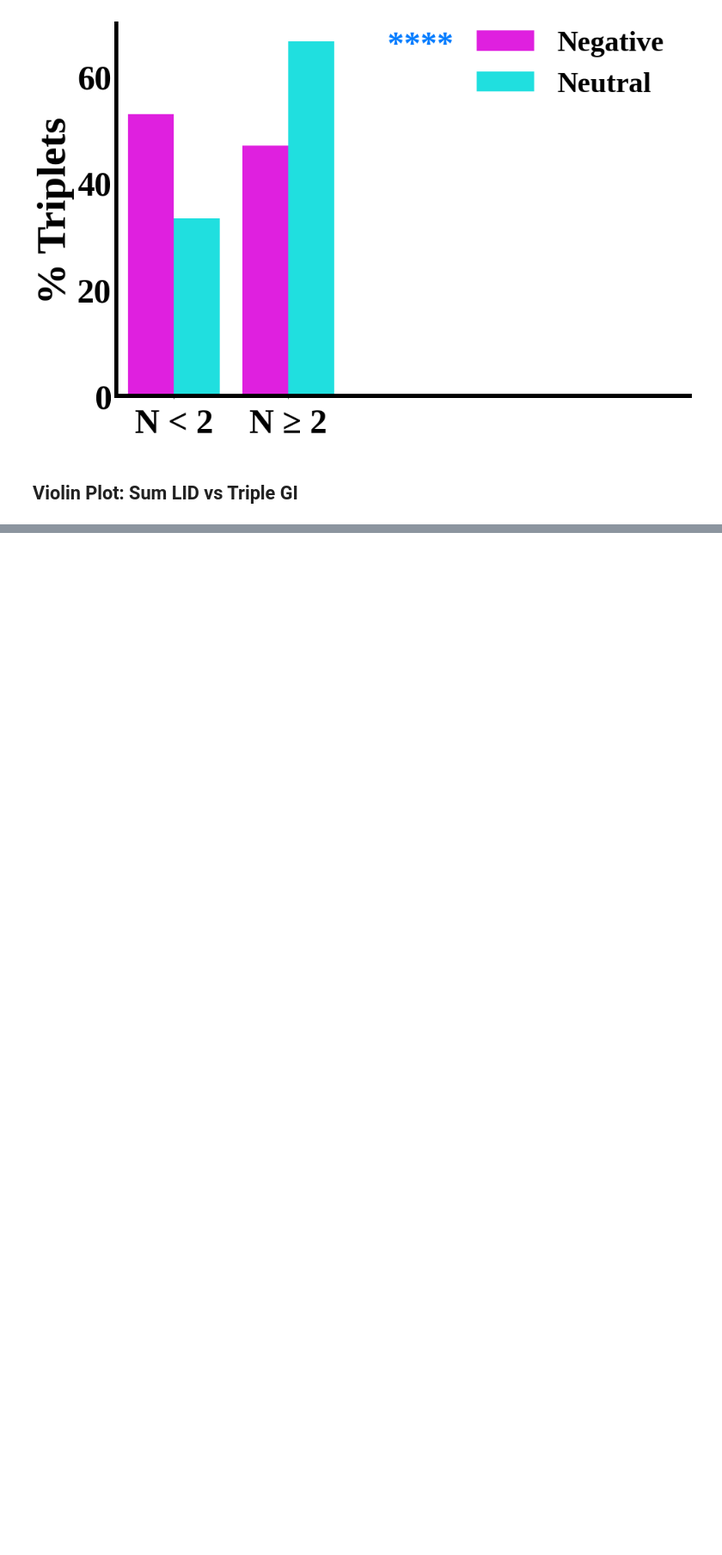
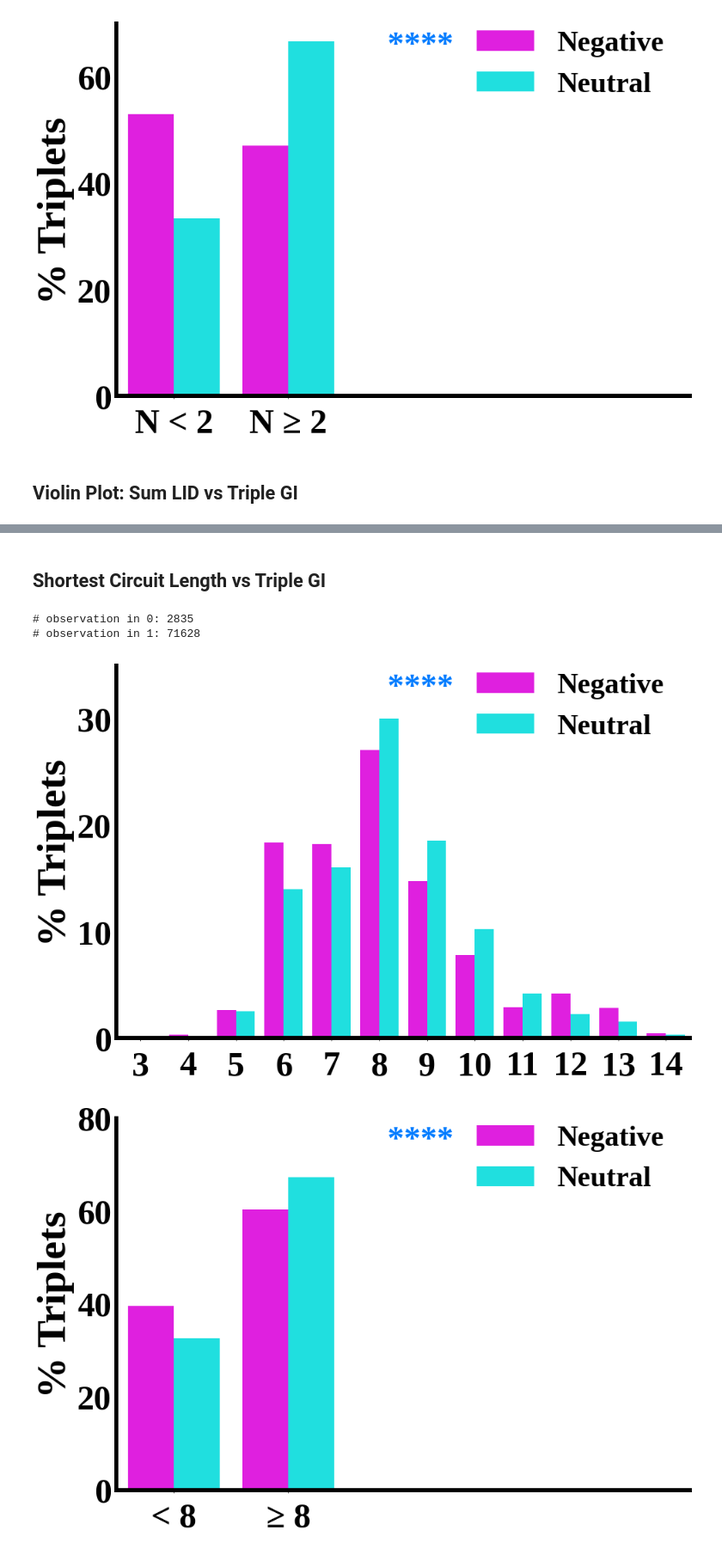
Before and after one commit to KISRDevelopment/cell_viability_paper, a Jupyter notebook: figures.ipynb, the cells around one changed output, grey strips where cells are left out. Shown at 86% size. Cells and saved outputs as stored; diff of their text form; code cells hidden in the pictures; blank space fills up the shorter version.

```diff
--- a/figures.ipynb
+++ b/figures.ipynb
@@ -977,0 +896,76 @@ SMF_BIN_LABELS = np.array(['L', 'R', 'N'])
+# %% [markdown]
+## Shortest Circuit Length vs Triple GI
+# %%
+def compute_scl_freqs(task_path):
+
+    df = pd.read_feather(task_path)
+
+    scl = df['abc-pairwise-spl']
+
+    max_scl = int(np.max(scl))
+
+    Ms = np.zeros((2, max_scl+1))
+
+    for bin in range(2):
+        ix = df['bin'] == bin
+        print("# observation in %d: %d" % (bin, np.sum(ix)))
+
+        cnts = np.bincount(scl[ix])
+        Ms[bin, :cnts.shape[0]] = cnts
+
+    return Ms
+
+def create_detailed_scl_df(scl_freqs, gi_labels=['Negative', 'Neutral']):
+    rows = []
+    for bin in [0, 1]:
+        M = scl_freqs[bin]
+
+        vals = []
+        labels = []
+        for i, val in enumerate(M):
+            rows.append({
+                "x" : "%d" % i,
+                "hue" : gi_labels[bin],
+                "y" : val * 100 / np.sum(M),
+                "raw_y" : val
+            })
+
+    r = pd.DataFrame(rows)
+
+    return r
+
+def create_summary_scl_df(scl_freqs, thres, gi_labels=['Negative', 'Neutral']):
+    rows = []
+    for bin in [0, 1]:
+        M = scl_freqs[bin]
+
+        rows.append({
+            "x" : "< %d" % thres,
+            "hue" : gi_labels[bin],
+            "y" : np.sum(M[:thres]) * 100 / np.sum(M),
+            "raw_y" : np.sum(M[:thres])
+        })
+
+        rows.append({
+            "x" : "≥ %d" % thres,
+            "hue" : gi_labels[bin],
+            "y" : np.sum(M[thres:]) * 100 / np.sum(M),
+            "raw_y" : np.sum(M[thres:])
+        })
+
+    r = pd.DataFrame(rows)
+
+    return r
+
+scl_freqs = compute_scl_freqs("../tmp/tgi_mn.feather")
+plot_distrib(create_detailed_scl_df(scl_freqs), { 'Negative' : 'magenta', 'Neutral' : 'cyan' },
+            '', '% Triplets', 0,
+            [0, 35], '#007bff', tick_label_size=50, xlim=[2.5, 14.5])
+plot_distrib(create_summary_scl_df(scl_freqs, 8), { 'Negative' : 'magenta', 'Neutral' : 'cyan' },
+            '', '% Triplets', 0,
+            [0, 80], '#007bff', tick_label_size=50, xlim=[-0.5, 4.5])
+# %% [output]
+# observation in 0: 2835
+# observation in 1: 71628
+[figure, added]
+[figure, added]
```
Also changed, not shown: parts of 15 cells of this notebook, 2 other files.
